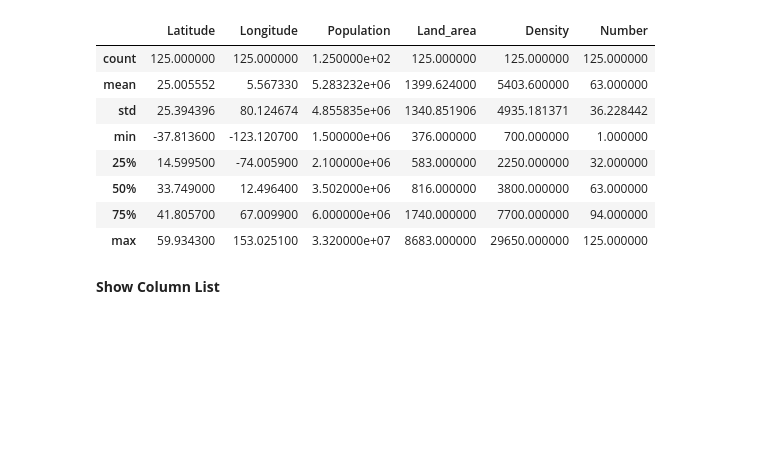
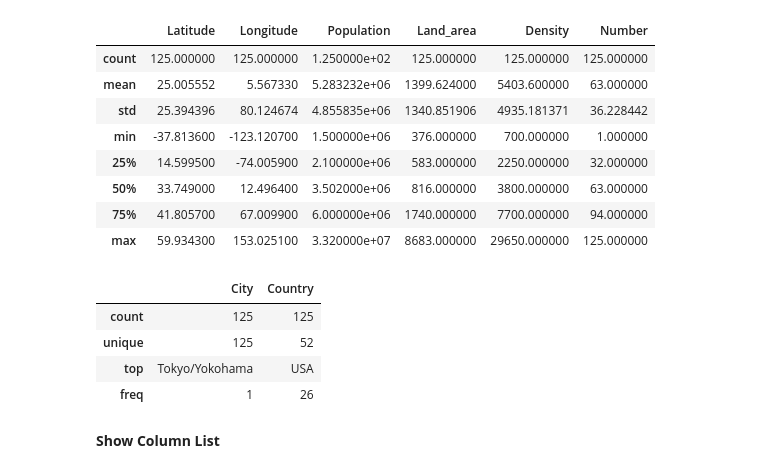
Before and after one commit to angga7353/Materi_boothcamp_Hactiv8, a Jupyter notebook: P0W2D4AM_Pandas_for_Data_Analysis.ipynb, the cells around one changed output. Cells and saved outputs as stored; diff of their text form; code cells hidden in the pictures; blank space fills up the shorter version.

```diff
--- a/P0W2D4AM_Pandas_for_Data_Analysis.ipynb
+++ b/P0W2D4AM_Pandas_for_Data_Analysis.ipynb
@@ -297,6 +291,14 @@ df.describe()
 | 50% | 33.749000 | 12.496400 | 3.502000e+06 | 816.000000 | 3800.000000 | 63.000000 |
 | 75% | 41.805700 | 67.009900 | 6.000000e+06 | 1740.000000 | 7700.000000 | 94.000000 |
 | max | 59.934300 | 153.025100 | 3.320000e+07 | 8683.000000 | 29650.000000 | 125.000000 |
+# %%
+df.describe(include='object')
+# %% [output]
+|  | City | Country |
+| count | 125 | 125 |
+| unique | 125 | 52 |
+| top | Tokyo/Yokohama | USA |
+| freq | 1 | 26 |
 # %% [markdown]
 **Show Column List**
 # %%
```
Also changed, not shown: parts of 5 cells of this notebook, 4 other files.
